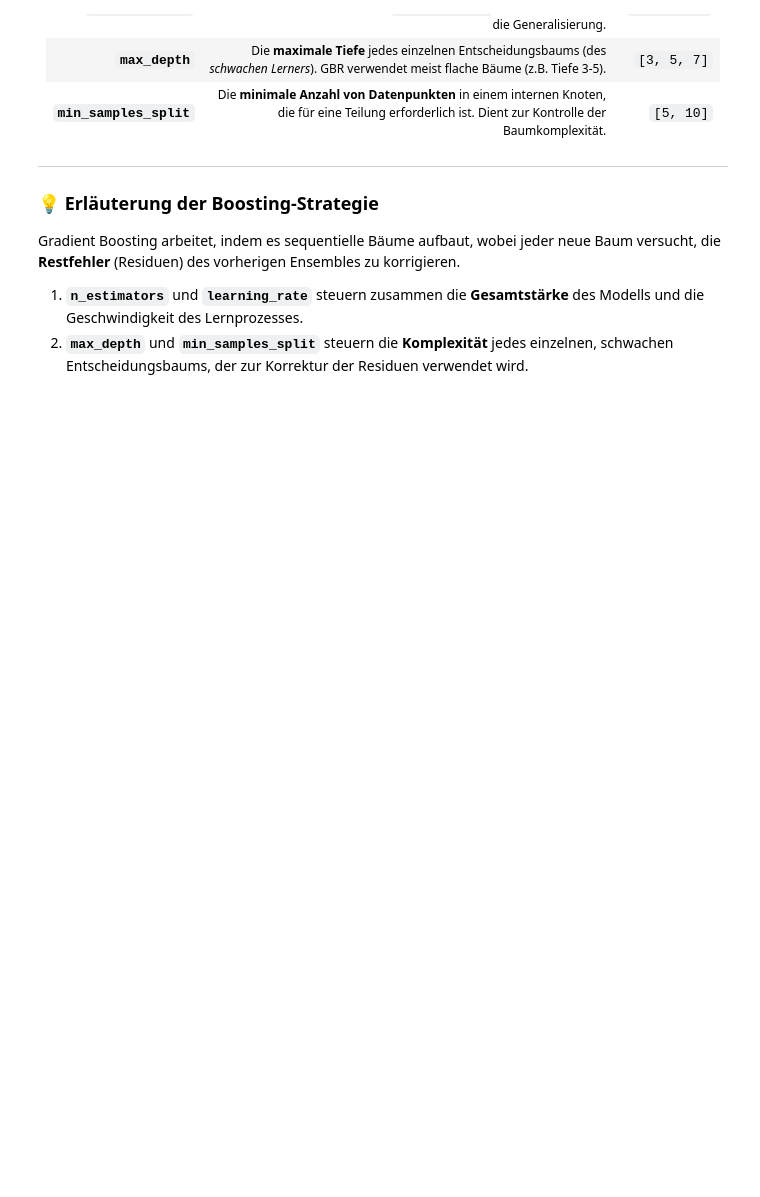
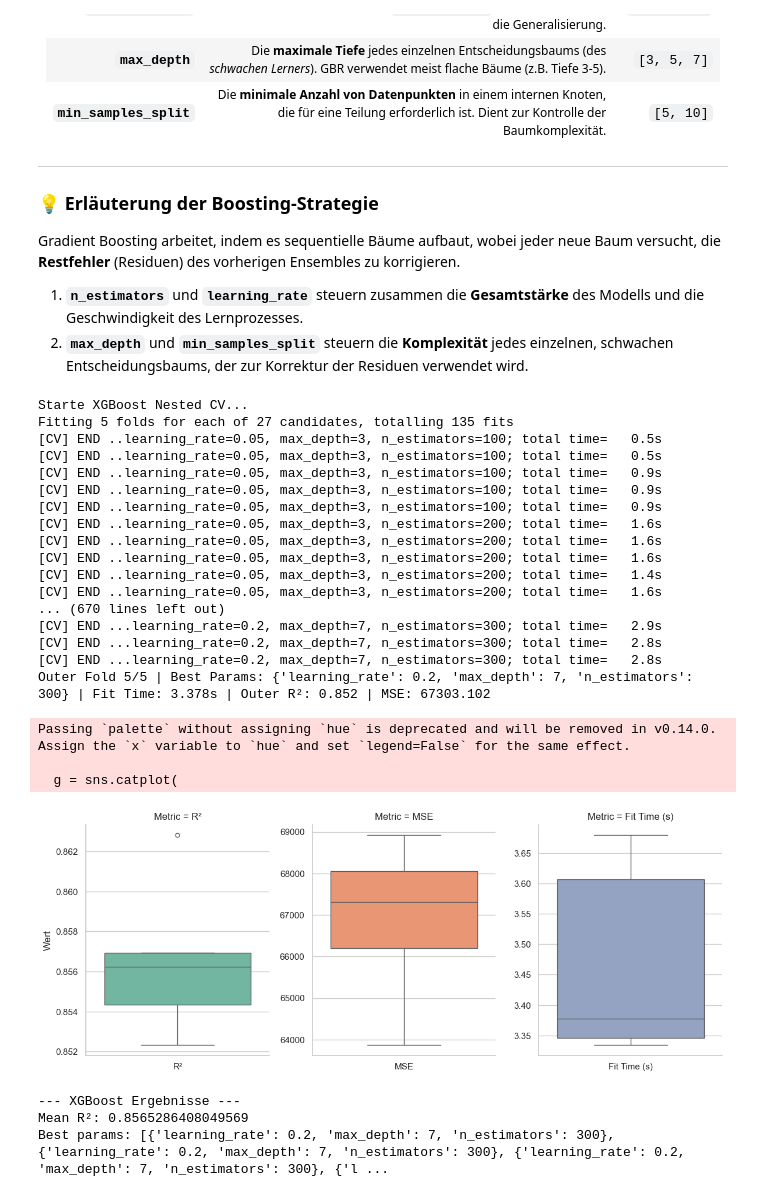
Before and after one commit to FelixFritz02/DataProject-WS-25-26, a Jupyter notebook: gradientboosting.ipynb, the cells around one changed output. Cells and saved outputs as stored; diff of their text form; code cells hidden in the pictures; blank space fills up the shorter version.

Commit message:
gradient Boosting ergänzt

```diff
--- a/gradientboosting.ipynb
+++ b/gradientboosting.ipynb
@@ -54,20 +54,61 @@ Gradient Boosting arbeitet, indem es sequentielle Bäume aufbaut, wobei jeder ne
 2.  **`max_depth`** und **`min_samples_split`** steuern die **Komplexität** jedes einzelnen, schwachen Entscheidungsbaums, der zur Korrektur der Residuen verwendet wird.
 # %%
 from Nested_CV import NestedCVRegressor
-from sklearn.ensemble import GradientBoostingRegressor
+import xgboost as xgb
 
-gbr_params = {
-    "n_estimators": [5,20],
-    "learning_rate": [0.1, 0.2],
+xgb_model = xgb.XGBRegressor(
+    objective='reg:squarederror',
+    random_state=42,
+    n_jobs=-1  # alle CPU-Kerne nutzen
+)
+
+# Hyperparameter-Grid
+xgb_params = {
+    "n_estimators": [100, 200, 300],
     "max_depth": [3, 5, 7],
-    "min_samples_split": [5, 10]
+    "learning_rate": [0.05, 0.1, 0.2],
+    #"subsample": [0.8, 1.0],
+    #"colsample_bytree": [0.8, 1.0],
+    #"gamma": [0, 1],  # Minimum Loss Reduction
+    #"reg_alpha": [0, 0.1],  # L1 Regularisierung
+    #"reg_lambda": [1, 5]    # L2 Regularisierung
 }
 
-gbr_cv = NestedCVRegressor(GradientBoostingRegressor(random_state=42), gbr_params)
-print("\nStarte Gradient Boosting Nested CV...")
-gbr_cv.run(X, y, output=True)
+xgb_cv = NestedCVRegressor(xgb_model, xgb_params)
 
-gbr_cv.plot_scores("Gradient Boosting Nested CV")
+print("Starte XGBoost Nested CV...")
+xgb_cv.run(X, y, output=True)
+
+xgb_cv.plot_scores("XGBoost Nested CV")
+
+print("\n--- XGBoost Ergebnisse ---")
+print("Mean R²:", xgb_cv.get_mean_r2())
+print("Best params:", xgb_cv.get_best_params())
+# %% [output]
+Starte XGBoost Nested CV...
+Fitting 5 folds for each of 27 candidates, totalling 135 fits
+[CV] END ..learning_rate=0.05, max_depth=3, n_estimators=100; total time=   0.5s
+[CV] END ..learning_rate=0.05, max_depth=3, n_estimators=100; total time=   0.5s
+[CV] END ..learning_rate=0.05, max_depth=3, n_estimators=100; total time=   0.9s
+[CV] END ..learning_rate=0.05, max_depth=3, n_estimators=100; total time=   0.9s
+[CV] END ..learning_rate=0.05, max_depth=3, n_estimators=100; total time=   0.9s
+[CV] END ..learning_rate=0.05, max_depth=3, n_estimators=200; total time=   1.6s
+[CV] END ..learning_rate=0.05, max_depth=3, n_estimators=200; total time=   1.6s
+[CV] END ..learning_rate=0.05, max_depth=3, n_estimators=200; total time=   1.6s
+[CV] END ..learning_rate=0.05, max_depth=3, n_estimators=200; total time=   1.4s
+[CV] END ..learning_rate=0.05, max_depth=3, n_estimators=200; total time=   1.6s
+... (670 lines left out)
+[CV] END ...learning_rate=0.2, max_depth=7, n_estimators=300; total time=   2.9s
+[CV] END ...learning_rate=0.2, max_depth=7, n_estimators=300; total time=   2.8s
+[CV] END ...learning_rate=0.2, max_depth=7, n_estimators=300; total time=   2.8s
+Outer Fold 5/5 | Best Params: {'learning_rate': 0.2, 'max_depth': 7, 'n_estimators': 300} | Fit Time: 3.378s | Outer R²: 0.852 | MSE: 67303.102
+Passing `palette` without assigning `hue` is deprecated and will be removed in v0.14.0. Assign the `x` variable to `hue` and set `legend=False` for the same effect.
+
+  g = sns.catplot(
+[figure, added]
+--- XGBoost Ergebnisse ---
+Mean R²: 0.8565286408049569
+Best params: [{'learning_rate': 0.2, 'max_depth': 7, 'n_estimators': 300}, {'learning_rate': 0.2, 'max_depth': 7, 'n_estimators': 300}, {'learning_rate': 0.2, 'max_depth': 7, 'n_estimators': 300}, {'l ...
 # %%
 number_outer_cv_splits = 5
 model_evaluation = pd.DataFrame({"Fold": range(1, number_outer_cv_splits+1)})
```
Also changed, not shown: parts of 5 cells of this notebook, 5 other files.
